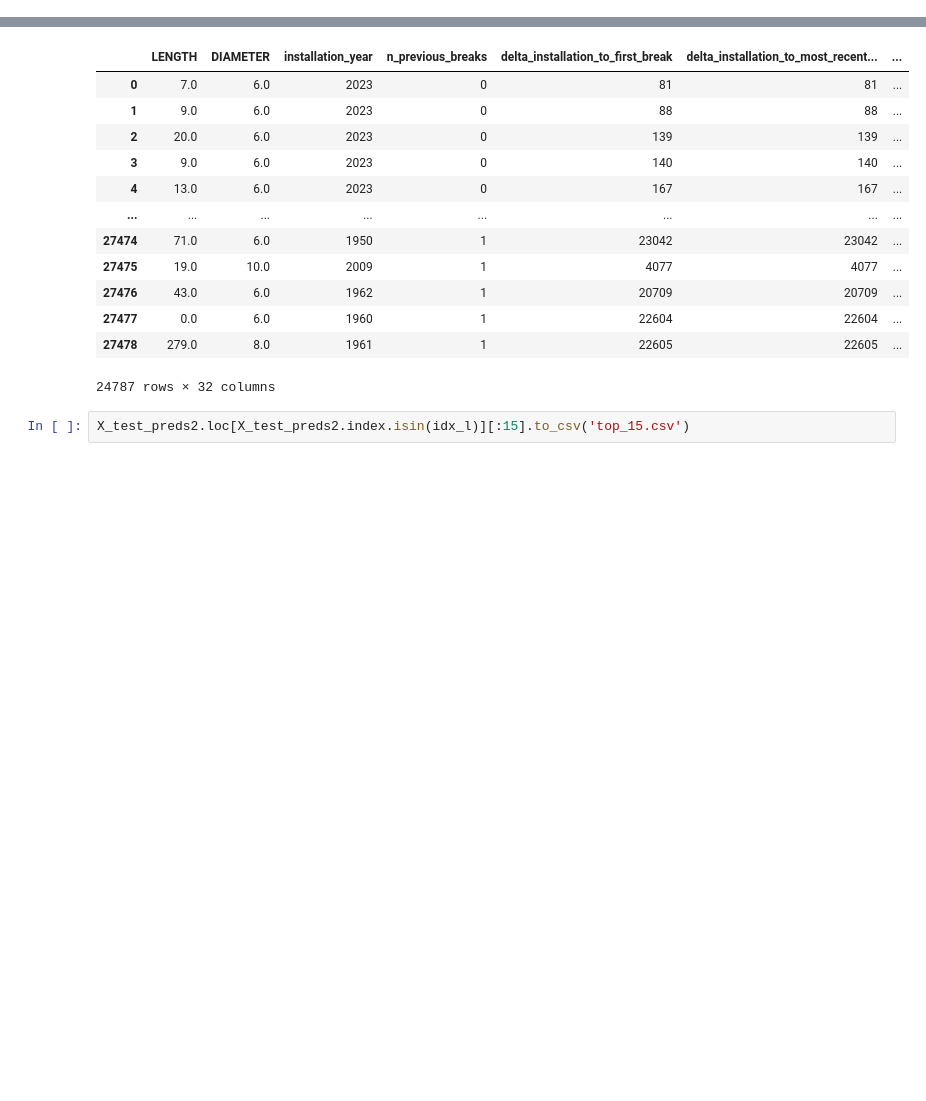
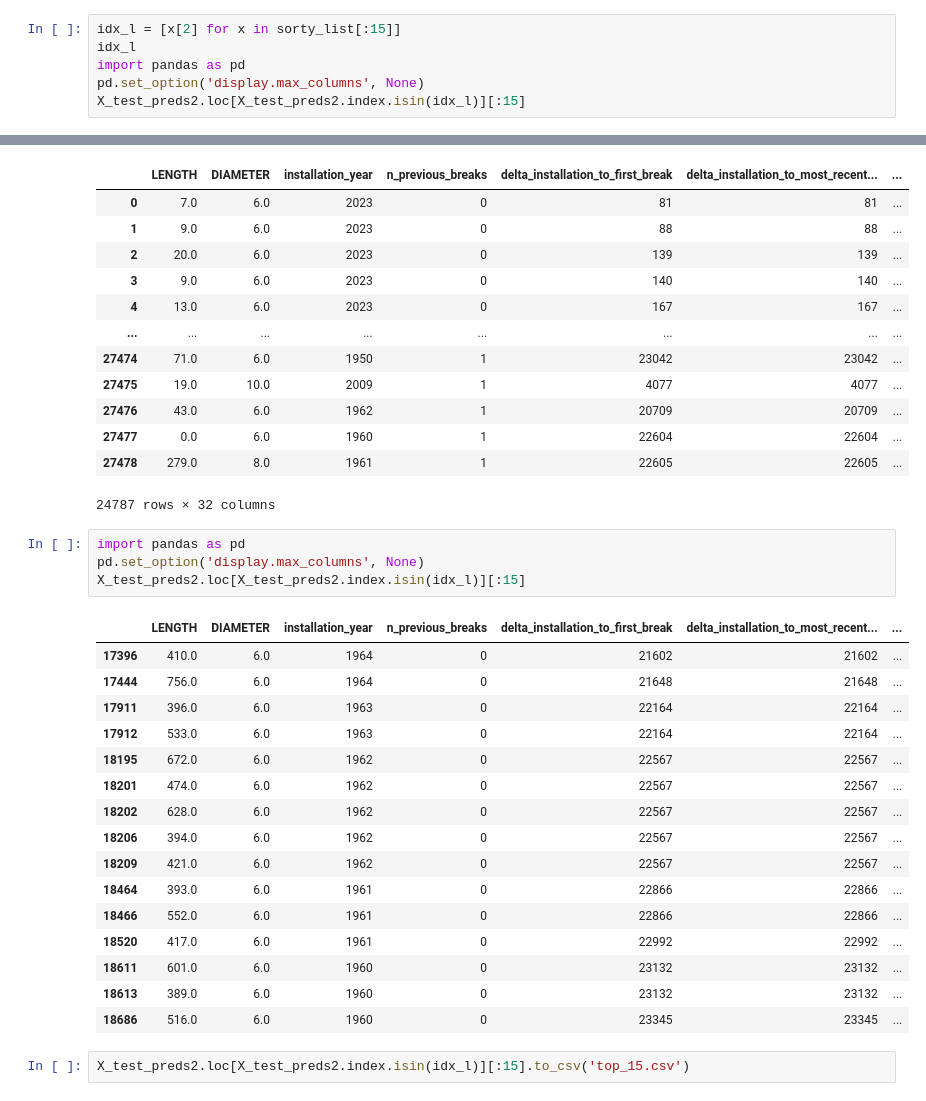
Before and after one commit to theuerc/ann_arbor_watermain_break_predictions, a Jupyter notebook: models/02_models.ipynb, the cells around one changed output, grey strips where cells are left out. Drawn from its saved outputs; the diff is of its cells as text; blank space fills up the shorter version.

```diff
--- a/models/02_models.ipynb
+++ b/models/02_models.ipynb
@@ -923,6 +968,12 @@ idx_l
  18206,
  18464,
  18613]
+# %%
+idx_l = [x[2] for x in sorty_list[:15]]
+idx_l
+import pandas as pd
+pd.set_option('display.max_columns', None)
+X_test_preds2.loc[X_test_preds2.index.isin(idx_l)][:15]
 # %%
 X_test_preds2
 # %% [output]
@@ -939,6 +990,27 @@ X_test_preds2
 | 27477 | 0.0 | 6.0 | 1960 | 1 | 22604 | 22604 | ... |
 | 27478 | 279.0 | 8.0 | 1961 | 1 | 22605 | 22605 | ... |
 24787 rows × 32 columns
+# %%
+import pandas as pd
+pd.set_option('display.max_columns', None)
+X_test_preds2.loc[X_test_preds2.index.isin(idx_l)][:15]
+# %% [output]
+|  | LENGTH | DIAMETER | installation_year | n_previous_breaks | delta_installation_to_first_break | delta_installation_to_most_recent... | ... |
+| 17396 | 410.0 | 6.0 | 1964 | 0 | 21602 | 21602 | ... |
+| 17444 | 756.0 | 6.0 | 1964 | 0 | 21648 | 21648 | ... |
+| 17911 | 396.0 | 6.0 | 1963 | 0 | 22164 | 22164 | ... |
+| 17912 | 533.0 | 6.0 | 1963 | 0 | 22164 | 22164 | ... |
+| 18195 | 672.0 | 6.0 | 1962 | 0 | 22567 | 22567 | ... |
+| 18201 | 474.0 | 6.0 | 1962 | 0 | 22567 | 22567 | ... |
+| 18202 | 628.0 | 6.0 | 1962 | 0 | 22567 | 22567 | ... |
+| 18206 | 394.0 | 6.0 | 1962 | 0 | 22567 | 22567 | ... |
+| 18209 | 421.0 | 6.0 | 1962 | 0 | 22567 | 22567 | ... |
+| 18464 | 393.0 | 6.0 | 1961 | 0 | 22866 | 22866 | ... |
+| 18466 | 552.0 | 6.0 | 1961 | 0 | 22866 | 22866 | ... |
+| 18520 | 417.0 | 6.0 | 1961 | 0 | 22992 | 22992 | ... |
+| 18611 | 601.0 | 6.0 | 1960 | 0 | 23132 | 23132 | ... |
+| 18613 | 389.0 | 6.0 | 1960 | 0 | 23132 | 23132 | ... |
+| 18686 | 516.0 | 6.0 | 1960 | 0 | 23345 | 23345 | ... |
 # %%
 X_test_preds2.loc[X_test_preds2.index.isin(idx_l)][:15].to_csv('top_15.csv')
 # %%
```
Also changed, not shown: parts of 3 cells of this notebook, 1 other file.
